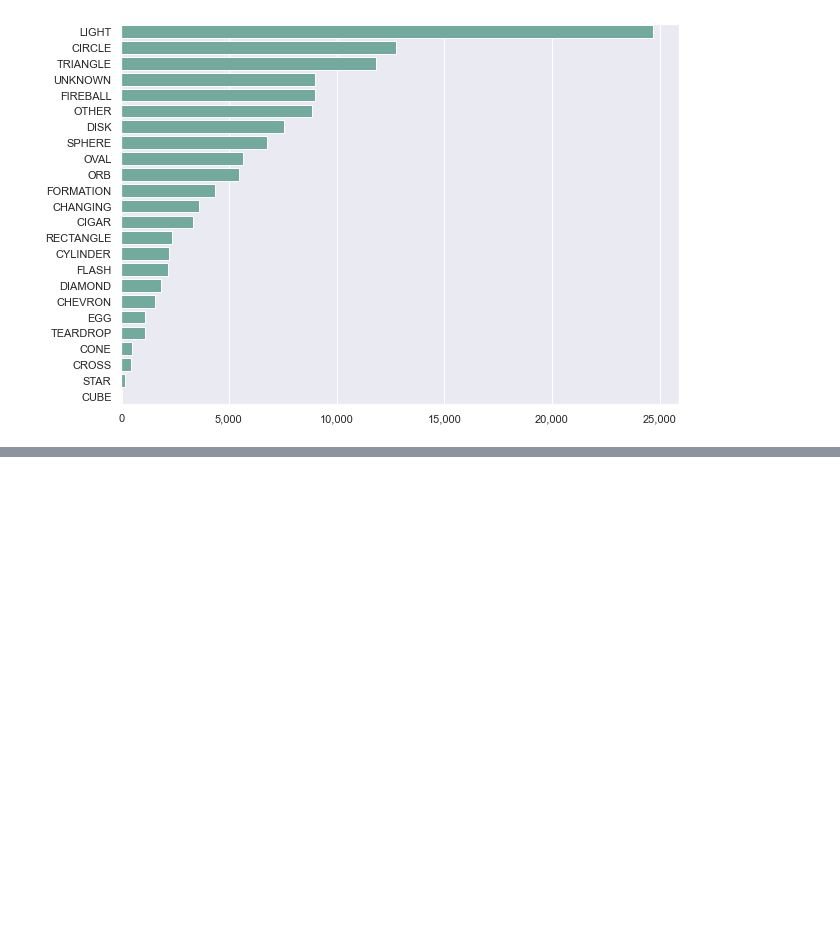
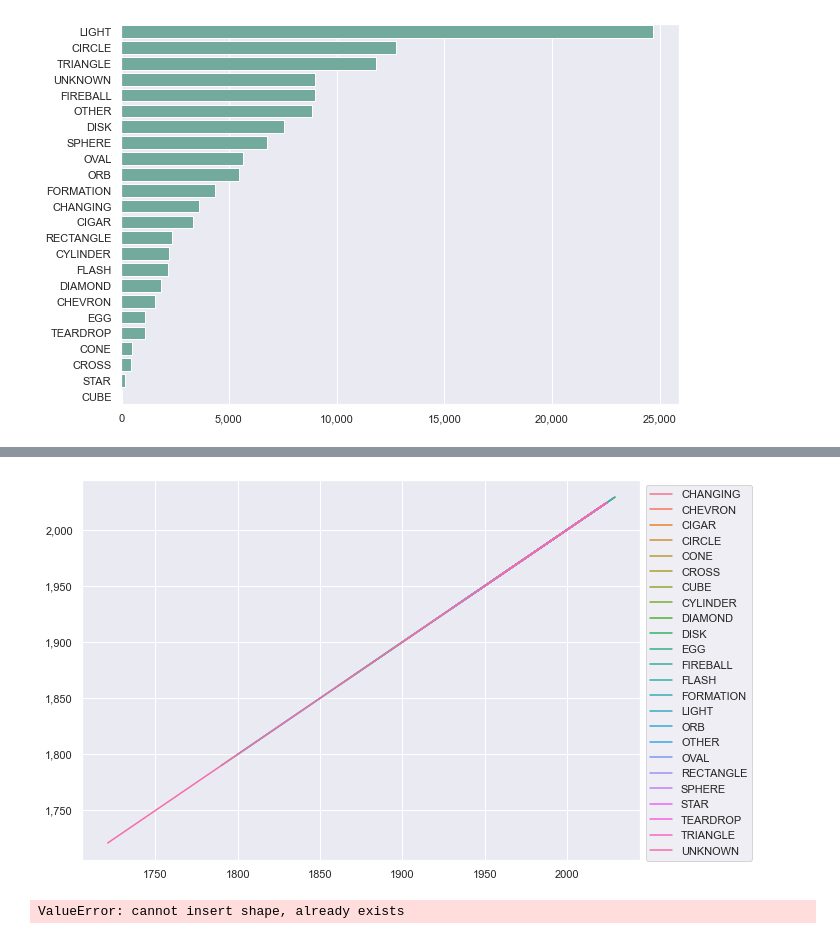
Before and after one commit to t-white-21/ufo-exploration, a Jupyter notebook: notebooks/ufo_shapes.ipynb, the cells around one changed output, grey strips where cells are left out. Drawn from its saved outputs; the diff is of its cells as text; code cells hidden in the pictures; blank space fills up the shorter version.

Commit message:
shapes graph

```diff
--- a/notebooks/ufo_shapes.ipynb
+++ b/notebooks/ufo_shapes.ipynb
@@ -148,0 +66,3 @@ Name: state, dtype: int64
+# %%
+times_df = pd.read_csv('../notebooks/ufo_times2.csv')
+times_df.head()
@@ -148,0 +76,3 @@ Name: state, dtype: int64
+# %%
+shape_year = times_df[['shape', 'occurred_year']]
+shape_year.head()
@@ -148,0 +86,7 @@ Name: state, dtype: int64
+# %%
+shape_year_gr = shape_year.groupby(['shape','occurred_year'])['shape'].count()
+shape_year_gr = shape_year_gr.reset_index(name = 'count')
+#shape_year_gr.columns = ['shape', 'occurred_year', 'count']
+shape_year_gr = shape_year_gr[shape_year_gr['occurred_year'] >= 1994]
+shape_year_gr = shape_year_gr[shape_year_gr['shape'].isin(['LIGHT', 'CIRCLE', 'TRIANGLE', 'FIREBALL', 'OTHER'])]
+shape_year_gr
@@ -148,0 +107,30 @@ Name: state, dtype: int64
+# %%
+sns.set(style="darkgrid")
+
+# Set the figure size
+plt.figure(figsize=(10, 7))
+
+#set palette
+#sns.set_palette("muted")
+
+ax = sns.lineplot(data=shape_year_gr, x='occurred_year', y='occurred_year', hue='shape')
+;
+
+#plt.title('Scooters in Use per Company per Day May 1 - July 31 2019')
+ax.set(title=None)
+ax.set(xlabel=None)
+ax.set(ylabel=None)
+sns.move_legend(ax, "upper left", bbox_to_anchor=(1, 1), title=None)
+
+ax.get_yaxis().set_major_formatter(mpl.ticker.StrMethodFormatter('{x:,.0f}'))
+#ax.set_xticklabels(('May 1', 'May 15', 'Jun 1', 'Jun 15', 'Jul 1', 'Jul 15', 'Aug 1'))
+
+#plt.savefig('Scooters in Use per Company per Day')
+# %% [output]
+[figure, added]
+# %%
+shape_year_gr = pd.DataFrame(shape_year_gr).reset_index()
+#shape_counts.columns = ['shape', 'count']
+shape_year_gr
+# %% [output]
+ValueError: cannot insert shape, already exists
```
Also changed, not shown: parts of 9 cells of this notebook, 1 other file.
